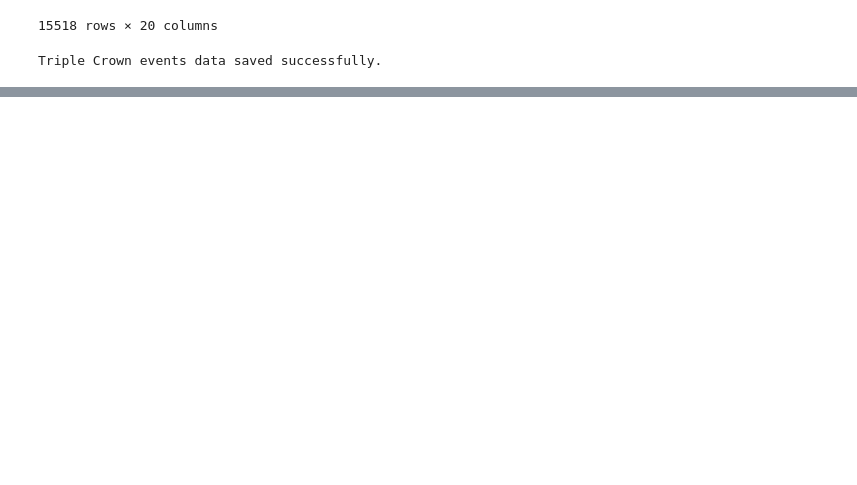
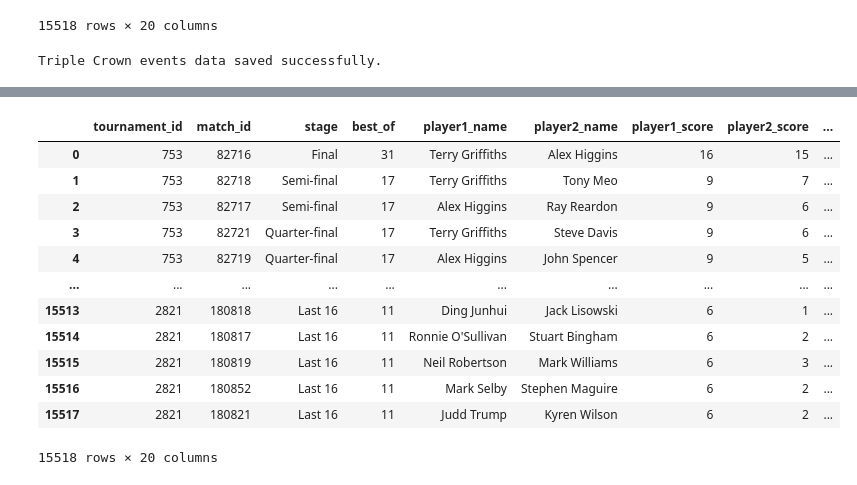
Before and after one commit to stephenbeese/Snooker-Data-Analysis, a Jupyter notebook: jupyter_notebooks/ETL.ipynb, the cells around one changed output, grey strips where cells are left out. Drawn from its saved outputs; the diff is of its cells as text; code cells hidden in the pictures; blank space fills up the shorter version.

Commit message:
Add triple crown info and dataframe views

```diff
--- a/jupyter_notebooks/ETL.ipynb
+++ b/jupyter_notebooks/ETL.ipynb
@@ -846,3 +846,7 @@ df_triple_crown.to_csv(os.path.join(clean_data_dir, 'triple_crown_events.csv'),
 print("Triple Crown events data saved successfully.")
 # %% [output]
 Triple Crown events data saved successfully.
+# %%
+df_triple_crown = pd.read_csv(os.path.join(clean_data_dir, 'triple_crown_events.csv'))
+
+df_triple_crown.info()
@@ -848,0 +871,16 @@ Triple Crown events data saved successfully.
+# %%
+df_triple_crown
+# %% [output]
+|  | tournament_id | match_id | stage | best_of | player1_name | player2_name | player1_score | player2_score | ... |
+| 0 | 753 | 82716 | Final | 31 | Terry Griffiths | Alex Higgins | 16 | 15 | ... |
+| 1 | 753 | 82718 | Semi-final | 17 | Terry Griffiths | Tony Meo | 9 | 7 | ... |
+| 2 | 753 | 82717 | Semi-final | 17 | Alex Higgins | Ray Reardon | 9 | 6 | ... |
+| 3 | 753 | 82721 | Quarter-final | 17 | Terry Griffiths | Steve Davis | 9 | 6 | ... |
+| 4 | 753 | 82719 | Quarter-final | 17 | Alex Higgins | John Spencer | 9 | 5 | ... |
+| ... | ... | ... | ... | ... | ... | ... | ... | ... | ... |
+| 15513 | 2821 | 180818 | Last 16 | 11 | Ding Junhui | Jack Lisowski | 6 | 1 | ... |
+| 15514 | 2821 | 180817 | Last 16 | 11 | Ronnie O'Sullivan | Stuart Bingham | 6 | 2 | ... |
+| 15515 | 2821 | 180819 | Last 16 | 11 | Neil Robertson | Mark Williams | 6 | 3 | ... |
+| 15516 | 2821 | 180852 | Last 16 | 11 | Mark Selby | Stephen Maguire | 6 | 2 | ... |
+| 15517 | 2821 | 180821 | Last 16 | 11 | Judd Trump | Kyren Wilson | 6 | 2 | ... |
+15518 rows × 20 columns
```
Also changed, not shown: parts of 1 cell of this notebook, 1 other file.
